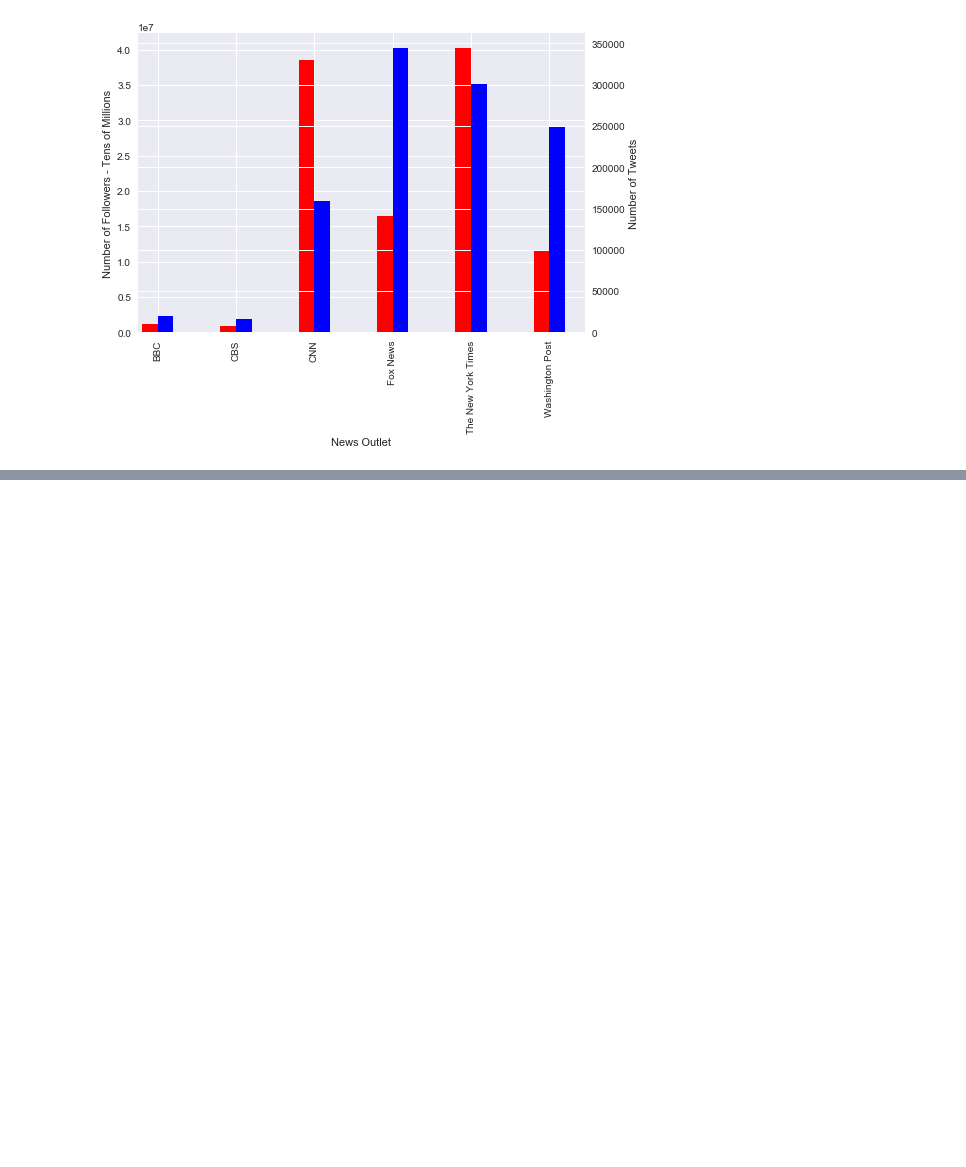
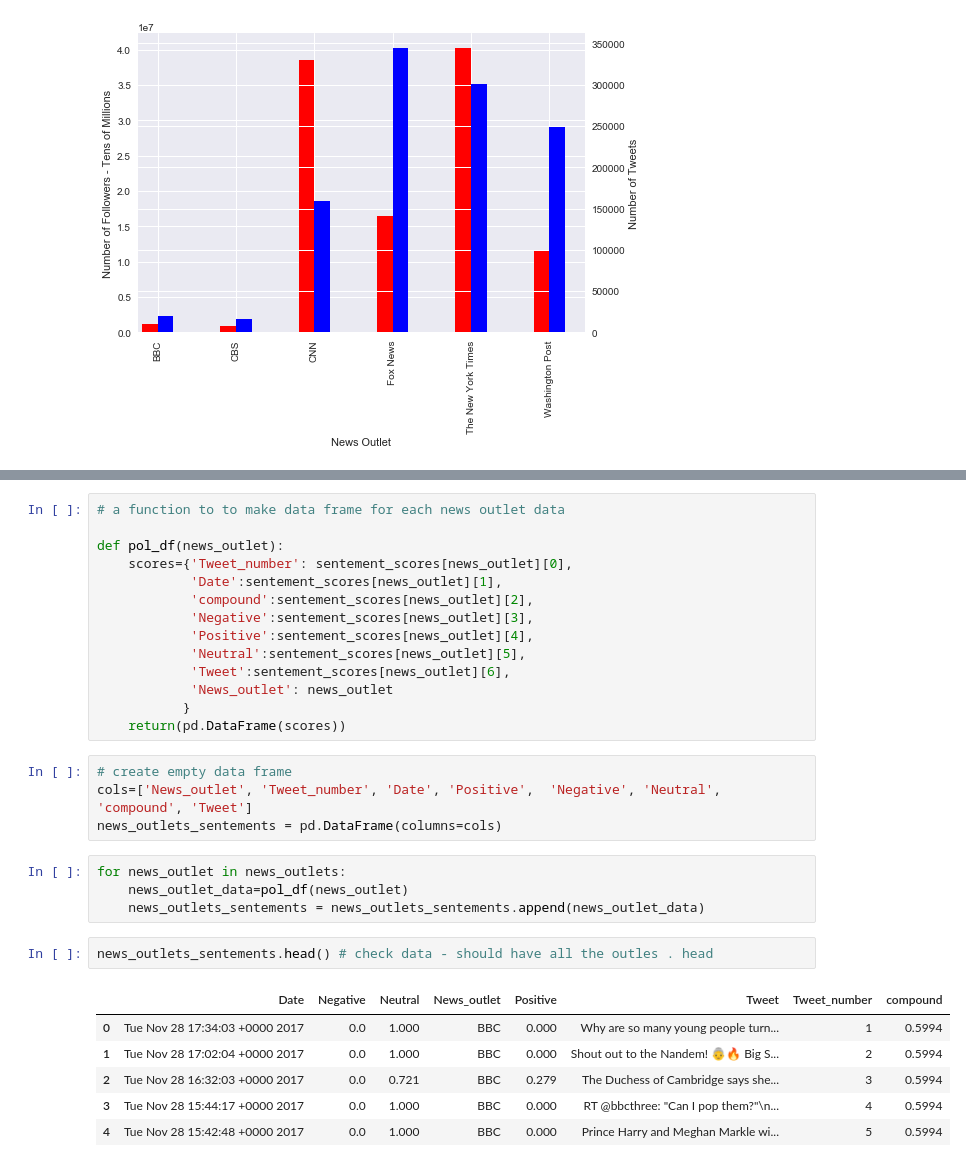
Before and after one commit to aerwemi/News-Mood-Sentiment-Analysis.Python, a Jupyter notebook: News Mood Sentiment Analysis -Python.ipynb, the cells around one changed output, grey strips where cells are left out. Drawn from its saved outputs; the diff is of its cells as text; blank space fills up the shorter version.

```diff
--- a/News Mood Sentiment Analysis -Python.ipynb
+++ b/News Mood Sentiment Analysis -Python.ipynb
@@ -111,0 +170,31 @@ plt.show()
+# %%
+# a function to to make data frame for each news outlet data
+
+def pol_df(news_outlet):
+    scores={'Tweet_number': sentement_scores[news_outlet][0],
+            'Date':sentement_scores[news_outlet][1],
+            'compound':sentement_scores[news_outlet][2],
+            'Negative':sentement_scores[news_outlet][3],
+            'Positive':sentement_scores[news_outlet][4],
+            'Neutral':sentement_scores[news_outlet][5],
+            'Tweet':sentement_scores[news_outlet][6],
+            'News_outlet': news_outlet
+           }
+    return(pd.DataFrame(scores))
+# %%
+# create empty data frame
+cols=['News_outlet', 'Tweet_number', 'Date', 'Positive',  'Negative', 'Neutral', 'compound', 'Tweet']
+news_outlets_sentements = pd.DataFrame(columns=cols)
+# %%
+for news_outlet in news_outlets:
+    news_outlet_data=pol_df(news_outlet)
+    news_outlets_sentements = news_outlets_sentements.append(news_outlet_data)
+# %%
+news_outlets_sentements.head() # check data - should have all the outles . head
+# %% [output]
+|  | Date | Negative | Neutral | News_outlet | Positive | Tweet | Tweet_number | compound |
+| 0 | Tue Nov 28 17:34:03 +0000 2017 | 0.0 | 1.000 | BBC | 0.000 | Why are so many young people turn... | 1 | 0.5994 |
+| 1 | Tue Nov 28 17:02:04 +0000 2017 | 0.0 | 1.000 | BBC | 0.000 | Shout out to the Nandem! 👵🔥 Big S... | 2 | 0.5994 |
+| 2 | Tue Nov 28 16:32:03 +0000 2017 | 0.0 | 0.721 | BBC | 0.279 | The Duchess of Cambridge says she... | 3 | 0.5994 |
+| 3 | Tue Nov 28 15:44:17 +0000 2017 | 0.0 | 1.000 | BBC | 0.000 | RT @bbcthree: "Can I pop them?"\n... | 4 | 0.5994 |
+| 4 | Tue Nov 28 15:42:48 +0000 2017 | 0.0 | 1.000 | BBC | 0.000 | Prince Harry and Meghan Markle wi... | 5 | 0.5994 |
```
Also changed, not shown: parts of 6 cells of this notebook.
